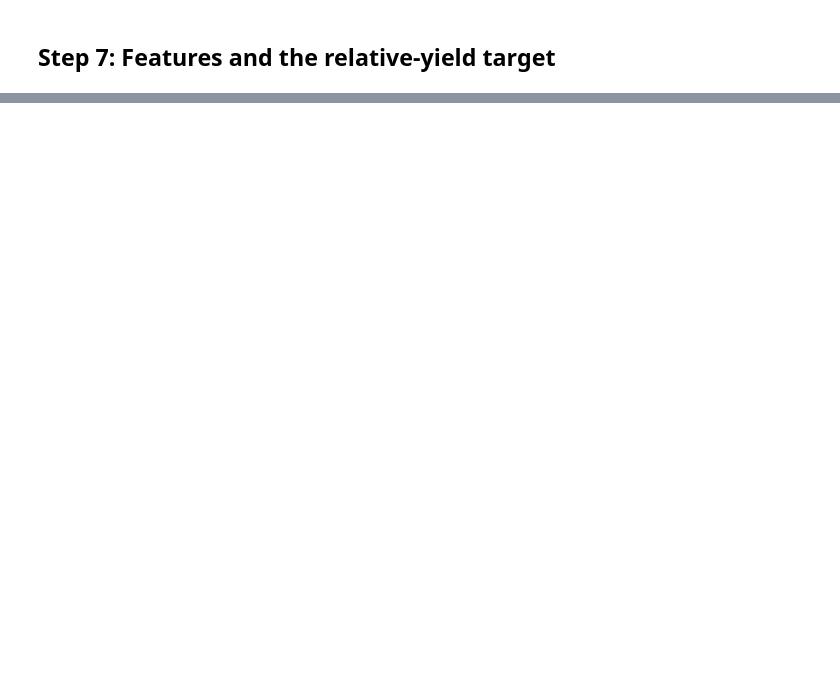
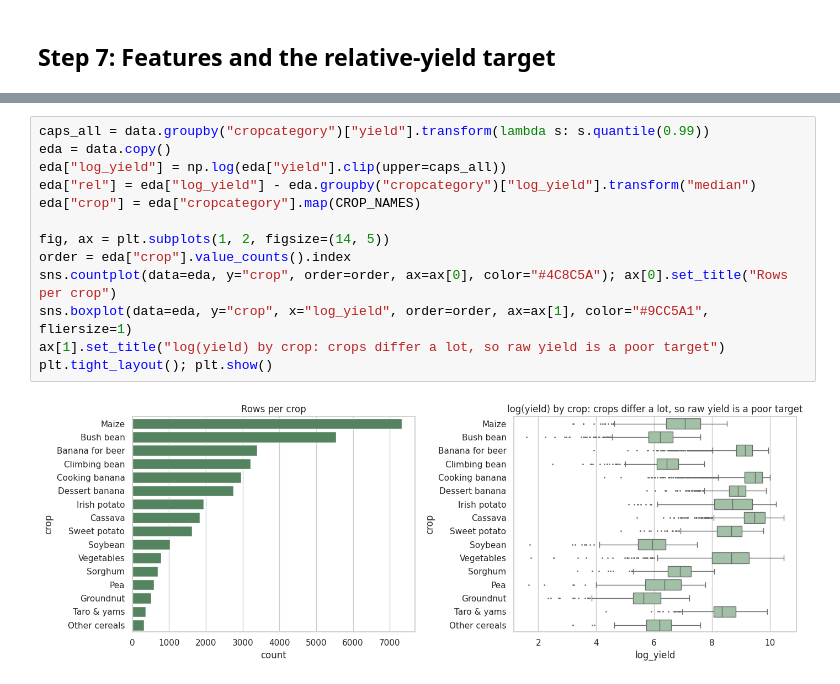
Before and after one commit to tmachingur-code/predicting-crop-yield-rwanda, a Jupyter notebook: notebooks/Predicting_Crop_Yield_Rwanda.ipynb, the cells around one changed output, grey strips where cells are left out. Drawn from its saved outputs; the diff is of its cells as text; blank space fills up the shorter version.

```diff
--- a/notebooks/Predicting_Crop_Yield_Rwanda.ipynb
+++ b/notebooks/Predicting_Crop_Yield_Rwanda.ipynb
@@ -431,0 +223,15 @@ pd.DataFrame(rows).round(3).set_index("features")
+# %%
+caps_all = data.groupby("cropcategory")["yield"].transform(lambda s: s.quantile(0.99))
+eda = data.copy()
+eda["log_yield"] = np.log(eda["yield"].clip(upper=caps_all))
+eda["rel"] = eda["log_yield"] - eda.groupby("cropcategory")["log_yield"].transform("median")
+eda["crop"] = eda["cropcategory"].map(CROP_NAMES)
+
+fig, ax = plt.subplots(1, 2, figsize=(14, 5))
+order = eda["crop"].value_counts().index
+sns.countplot(data=eda, y="crop", order=order, ax=ax[0], color="#4C8C5A"); ax[0].set_title("Rows per crop")
+sns.boxplot(data=eda, y="crop", x="log_yield", order=order, ax=ax[1], color="#9CC5A1", fliersize=1)
+ax[1].set_title("log(yield) by crop: crops differ a lot, so raw yield is a poor target")
+plt.tight_layout(); plt.show()
+# %% [output]
+[figure, added]
```
Also changed, not shown: parts of 47 cells of this notebook.
